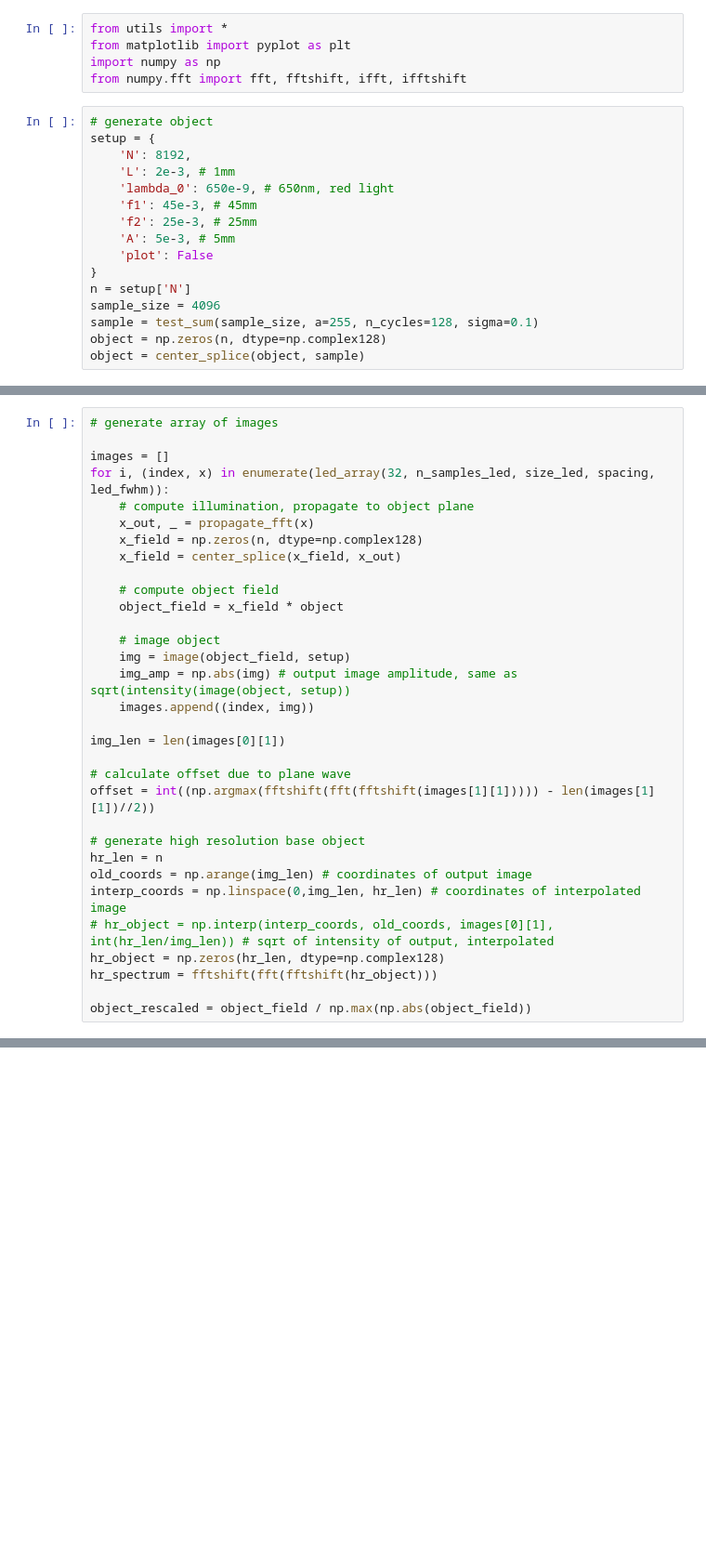
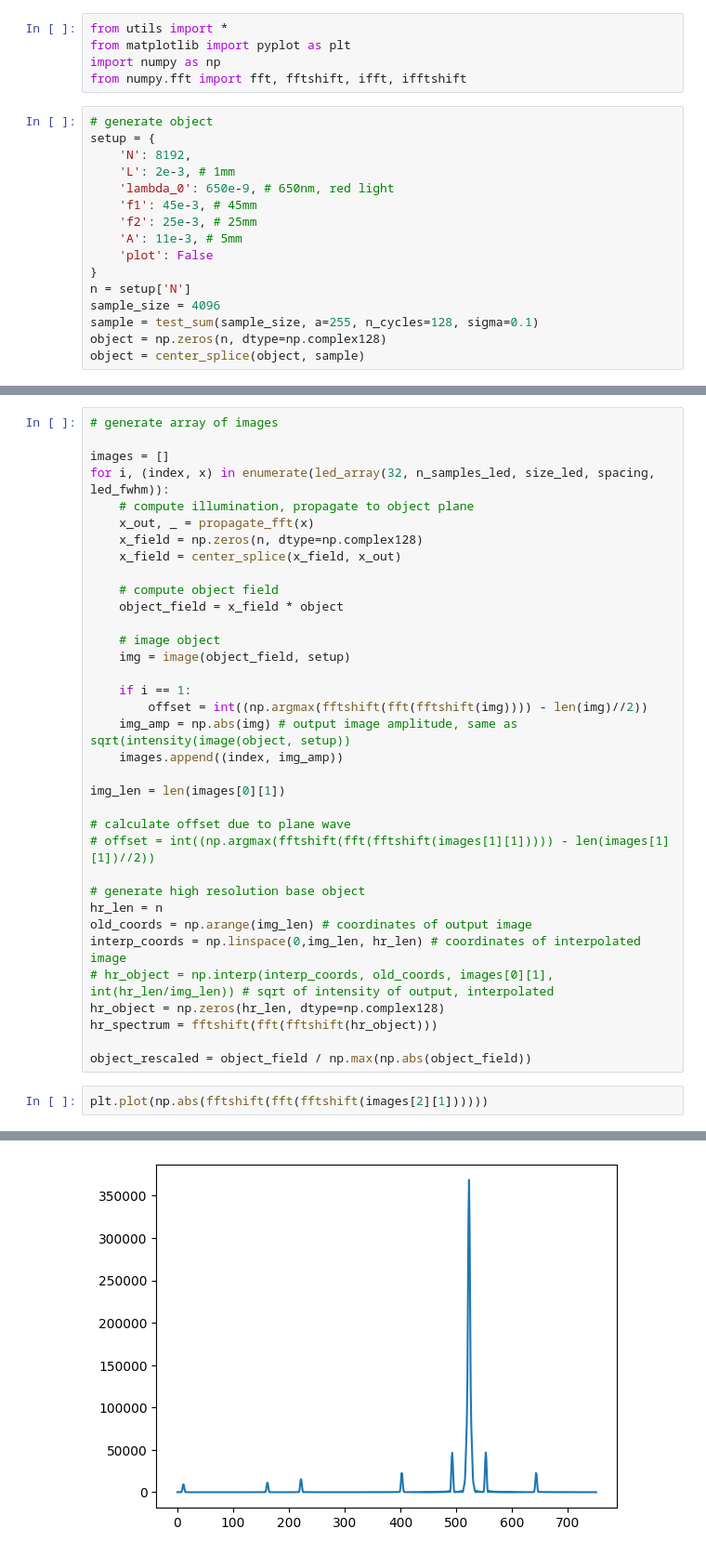
Before and after one commit to coreypowerdejong/simple_sim, a Jupyter notebook: fpm_simulation.ipynb, the cells around one changed output, grey strips where cells are left out. Shown at 93% size. Saved outputs shown, nothing was run; the diff lists cells and outputs as text; blank space fills up the shorter version.

```diff
--- a/fpm_simulation.ipynb
+++ b/fpm_simulation.ipynb
@@ -11,7 +11,7 @@ setup = {
     'lambda_0': 650e-9, # 650nm, red light
     'f1': 45e-3, # 45mm
     'f2': 25e-3, # 25mm
-    'A': 5e-3, # 5mm
+    'A': 11e-3, # 5mm
     'plot': False
 }
 n = setup['N']
@@ -46,13 +44,16 @@ for i, (index, x) in enumerate(led_array(32, n_samples_led, size_led, spacing, l
 
     # image object
     img = image(object_field, setup)
+
+    if i == 1:
+        offset = int((np.argmax(fftshift(fft(fftshift(img)))) - len(img)//2))
     img_amp = np.abs(img) # output image amplitude, same as sqrt(intensity(image(object, setup))
-    images.append((index, img))
+    images.append((index, img_amp))
 
 img_len = len(images[0][1])
 
 # calculate offset due to plane wave
-offset = int((np.argmax(fftshift(fft(fftshift(images[1][1])))) - len(images[1][1])//2))
+# offset = int((np.argmax(fftshift(fft(fftshift(images[1][1])))) - len(images[1][1])//2))
 
 # generate high resolution base object
 hr_len = n
@@ -63,3 +64,6 @@ hr_object = np.zeros(hr_len, dtype=np.complex128)
 hr_spectrum = fftshift(fft(fftshift(hr_object)))
 
 object_rescaled = object_field / np.max(np.abs(object_field))
+# %%
+plt.plot(np.abs(fftshift(fft(fftshift(images[2][1])))))
+# %% [output]
@@ -66 +71,2 @@ object_rescaled = object_field / np.max(np.abs(object_field))
+[figure, added]
 # %%
```
Also changed, not shown: parts of 5 cells of this notebook.
